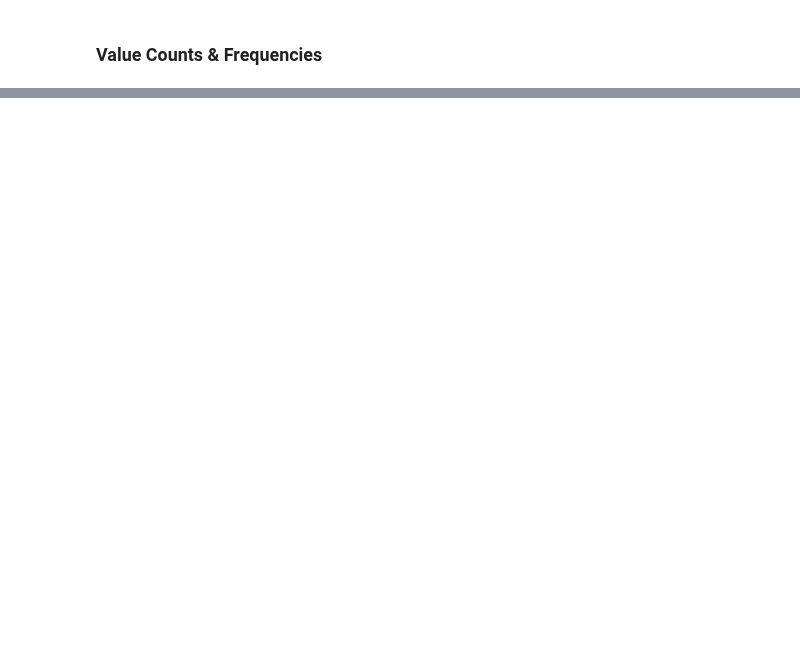
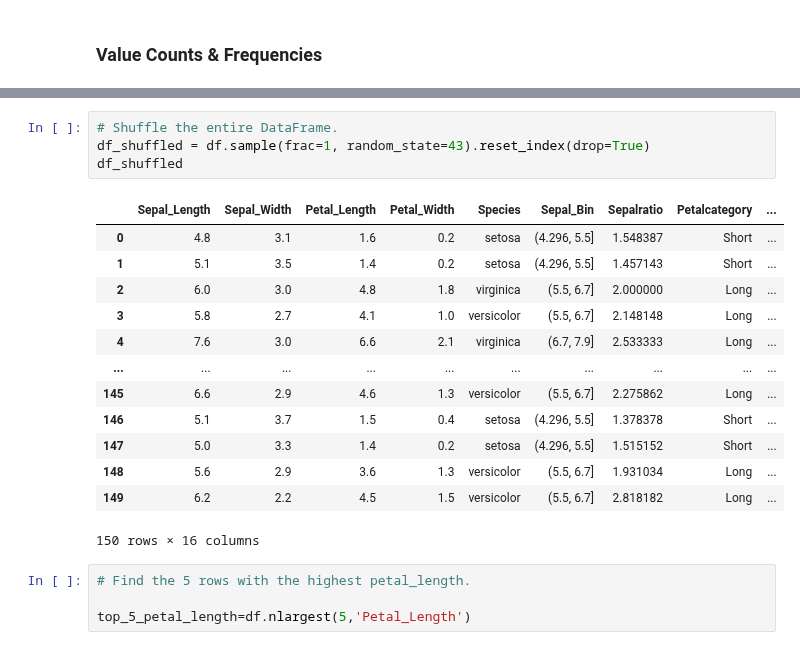
Before and after one commit to Ambily313/Iris-Species-Analysis-with-Grouping-Aggregation-in-Pandas, a Jupyter notebook: iris_eda.ipynb, the cells around one changed output, grey strips where cells are left out. Saved outputs shown, nothing was run; the diff lists cells and outputs as text; blank space fills up the shorter version.

```diff
--- a/iris_eda.ipynb
+++ b/iris_eda.ipynb
@@ -430,0 +615,22 @@ Normalize .value_counts() to get proportions.
+# %%
+# Shuffle the entire DataFrame.
+df_shuffled = df.sample(frac=1, random_state=43).reset_index(drop=True)
+df_shuffled
+# %% [output]
+|  | Sepal_Length | Sepal_Width | Petal_Length | Petal_Width | Species | Sepal_Bin | Sepalratio | Petalcategory | ... |
+| 0 | 4.8 | 3.1 | 1.6 | 0.2 | setosa | (4.296, 5.5] | 1.548387 | Short | ... |
+| 1 | 5.1 | 3.5 | 1.4 | 0.2 | setosa | (4.296, 5.5] | 1.457143 | Short | ... |
+| 2 | 6.0 | 3.0 | 4.8 | 1.8 | virginica | (5.5, 6.7] | 2.000000 | Long | ... |
+| 3 | 5.8 | 2.7 | 4.1 | 1.0 | versicolor | (5.5, 6.7] | 2.148148 | Long | ... |
+| 4 | 7.6 | 3.0 | 6.6 | 2.1 | virginica | (6.7, 7.9] | 2.533333 | Long | ... |
+| ... | ... | ... | ... | ... | ... | ... | ... | ... | ... |
+| 145 | 6.6 | 2.9 | 4.6 | 1.3 | versicolor | (5.5, 6.7] | 2.275862 | Long | ... |
+| 146 | 5.1 | 3.7 | 1.5 | 0.4 | setosa | (4.296, 5.5] | 1.378378 | Short | ... |
+| 147 | 5.0 | 3.3 | 1.4 | 0.2 | setosa | (4.296, 5.5] | 1.515152 | Short | ... |
+| 148 | 5.6 | 2.9 | 3.6 | 1.3 | versicolor | (5.5, 6.7] | 1.931034 | Long | ... |
+| 149 | 6.2 | 2.2 | 4.5 | 1.5 | versicolor | (5.5, 6.7] | 2.818182 | Long | ... |
+150 rows × 16 columns
+# %%
+# Find the 5 rows with the highest petal_length.
+
+top_5_petal_length=df.nlargest(5,'Petal_Length')
```
Also changed, not shown: parts of 31 cells of this notebook.
